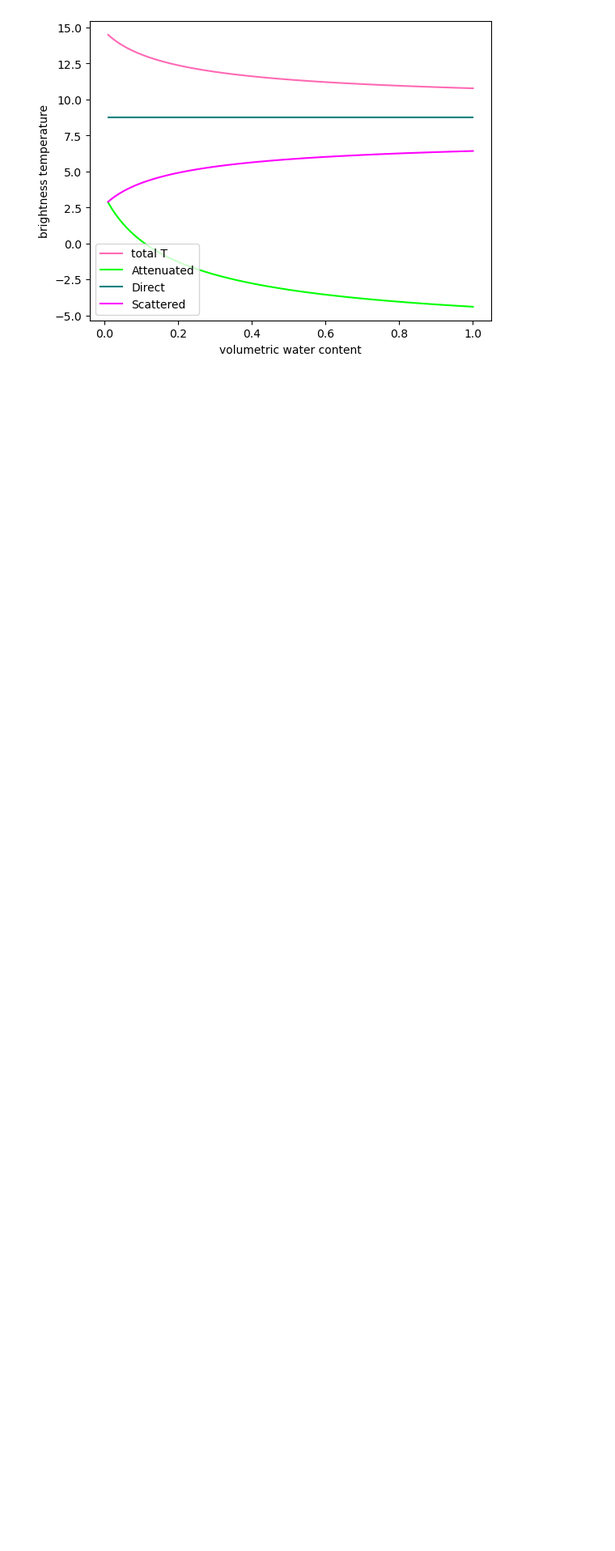
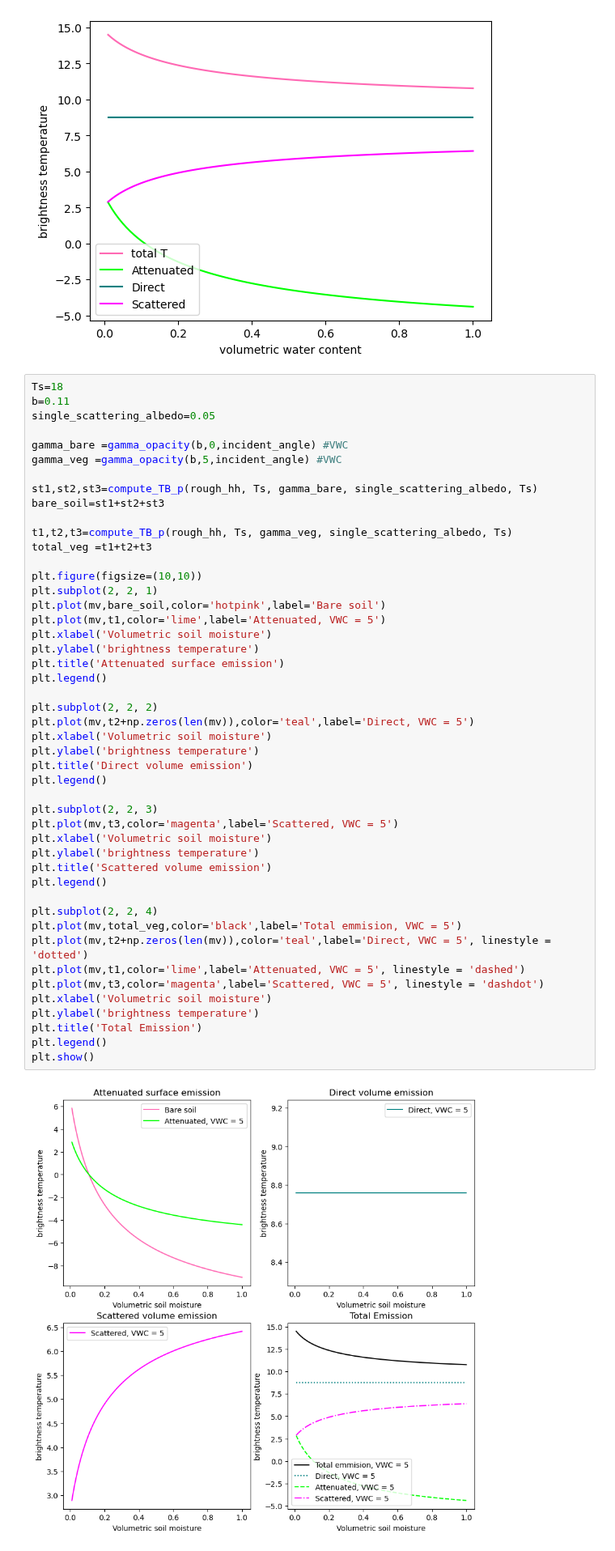
Before and after one commit to debnovalina/PPESO-Practical, a Jupyter notebook: microwave.ipynb, the cells around one changed output. Shown at 81% size. Drawn from its saved outputs; the diff is of its cells as text; blank space fills up the shorter version.

```diff
--- a/microwave.ipynb
+++ b/microwave.ipynb
@@ -281,3 +281,52 @@ plt.legend()
 plt.show()
 # %% [output]
 [figure]
+# %%
+Ts=18
+b=0.11
+single_scattering_albedo=0.05
+
+gamma_bare =gamma_opacity(b,0,incident_angle) #VWC
+gamma_veg =gamma_opacity(b,5,incident_angle) #VWC
+
+st1,st2,st3=compute_TB_p(rough_hh, Ts, gamma_bare, single_scattering_albedo, Ts)
+bare_soil=st1+st2+st3
+
+t1,t2,t3=compute_TB_p(rough_hh, Ts, gamma_veg, single_scattering_albedo, Ts)
+total_veg =t1+t2+t3
+
+plt.figure(figsize=(10,10))
+plt.subplot(2, 2, 1)
+plt.plot(mv,bare_soil,color='hotpink',label='Bare soil')
+plt.plot(mv,t1,color='lime',label='Attenuated, VWC = 5')
+plt.xlabel('Volumetric soil moisture')
+plt.ylabel('brightness temperature')
+plt.title('Attenuated surface emission')
+plt.legend()
+
+plt.subplot(2, 2, 2)
+plt.plot(mv,t2+np.zeros(len(mv)),color='teal',label='Direct, VWC = 5')
+plt.xlabel('Volumetric soil moisture')
+plt.ylabel('brightness temperature')
+plt.title('Direct volume emission')
+plt.legend()
+
+plt.subplot(2, 2, 3)
+plt.plot(mv,t3,color='magenta',label='Scattered, VWC = 5')
+plt.xlabel('Volumetric soil moisture')
+plt.ylabel('brightness temperature')
+plt.title('Scattered volume emission')
+plt.legend()
+
+plt.subplot(2, 2, 4)
+plt.plot(mv,total_veg,color='black',label='Total emmision, VWC = 5')
+plt.plot(mv,t2+np.zeros(len(mv)),color='teal',label='Direct, VWC = 5', linestyle = 'dotted')
+plt.plot(mv,t1,color='lime',label='Attenuated, VWC = 5', linestyle = 'dashed')
+plt.plot(mv,t3,color='magenta',label='Scattered, VWC = 5', linestyle = 'dashdot')
+plt.xlabel('Volumetric soil moisture')
+plt.ylabel('brightness temperature')
+plt.title('Total Emission')
+plt.legend()
+plt.show()
+# %% [output]
+[figure, added]
```
Also changed, not shown: parts of 2 cells of this notebook.
